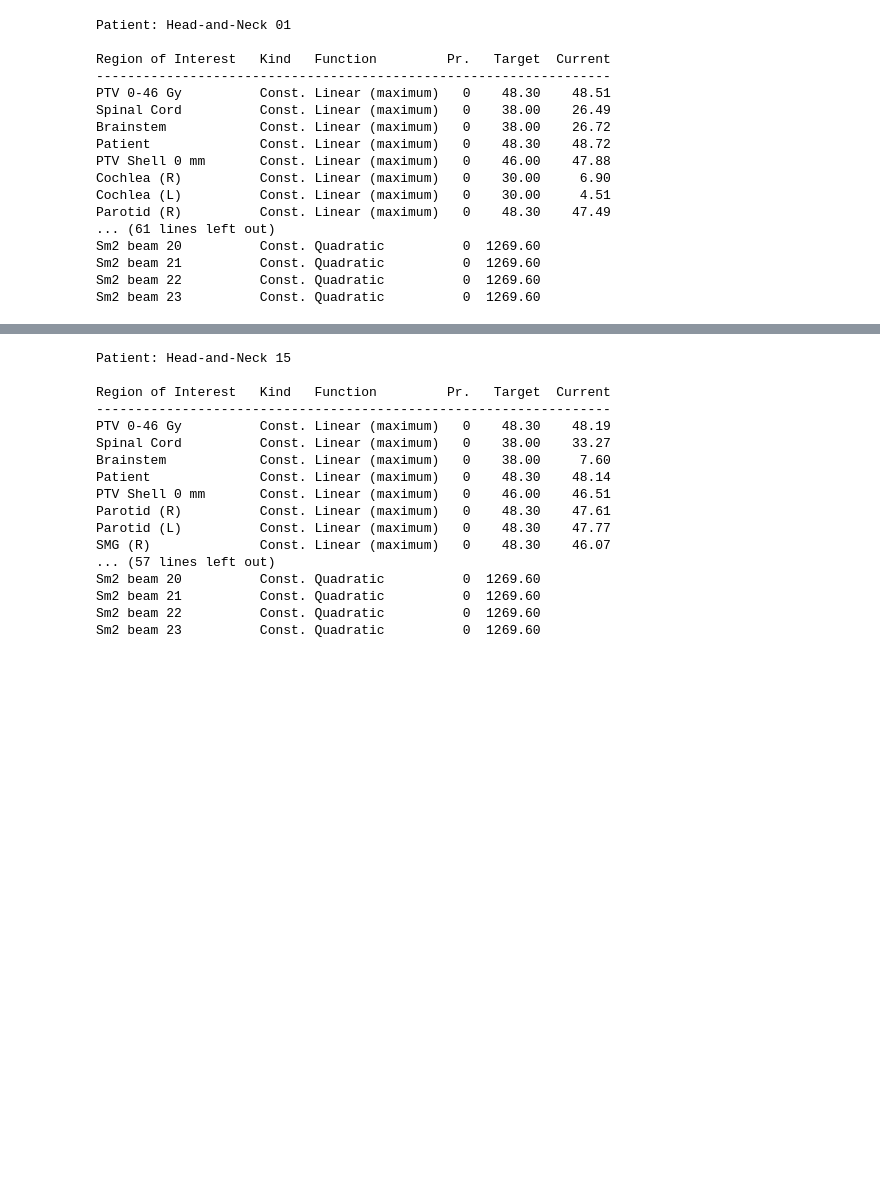
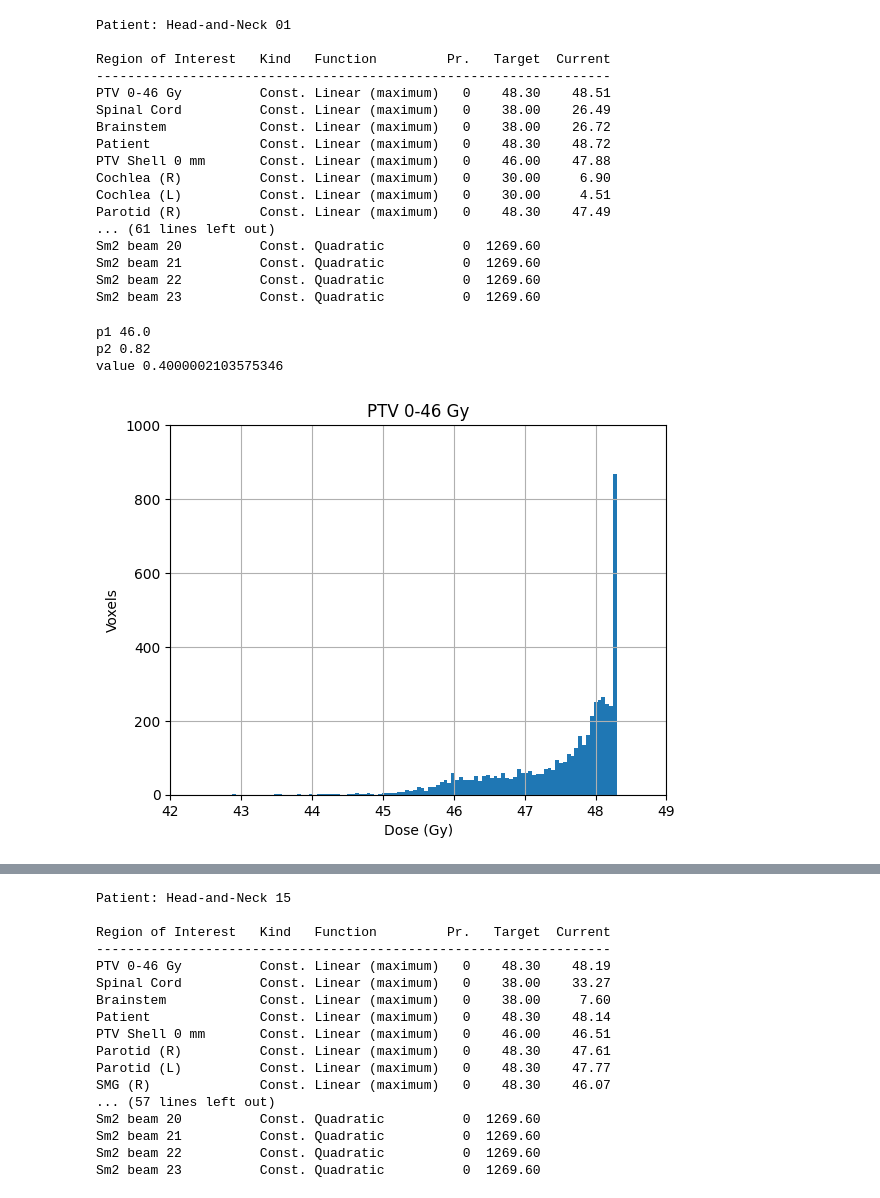
Before and after one commit to juanjoual/RT25, a Jupyter notebook: TROTS/Analysis.ipynb, the cells around one changed output, grey strips where cells are left out. Cells and saved outputs as stored; diff of their text form; code cells hidden in the pictures; blank space fills up the shorter version.

Commit message:
Added fluence plots and more analysis graphs.

```diff
--- a/TROTS/Analysis.ipynb
+++ b/TROTS/Analysis.ipynb
@@ -102,8 +102,8 @@ def dose_table():
     for name, roi in rois.items():
         print('{:20s} {:9.2f} {:9.2f} {:9.2f}'.format(name, roi.min, roi.mean, roi.max))
 
-fluence = f['solutionX'][:].ravel()
-compute_dose(fluence)
+solutionX = f['solutionX'][:].ravel()
+compute_dose(solutionX)
 dose_table()
 # %% [output]
 Patient: Head-and-Neck 01
@@ -238,7 +265,7 @@ with open('../Code_POO/multicore/results_adam/Head_and_Neck_01/x_20241230_171036
     fluence = [float(x.split()[-1]) for x in file.readlines()]
 compute_dose(fluence)
 # %%
-load_problem()
+functions = load_problem()
 # %% [output]
 Patient: Head-and-Neck 01
 
@@ -257,3 +284,31 @@ Sm2 beam 20          Const. Quadratic          0  1269.60
 Sm2 beam 21          Const. Quadratic          0  1269.60
 Sm2 beam 22          Const. Quadratic          0  1269.60
 Sm2 beam 23          Const. Quadratic          0  1269.60
+# %%
+import matplotlib.pyplot as plt
+
+compute_dose(solutionX)
+
+for function in functions:
+    if function.type == CostFunction.LTCP:
+        roi = rois[function.name]
+        p1 = function.parameters[0]
+        p2 = function.parameters[1]
+        value = np.sum(np.exp(-p2*(roi.dose - p1))/len(roi.dose))
+        print('p1', p1)
+        print('p2', p2)
+        print('value', value)
+
+        plt.hist(roi.dose, bins=100)
+        plt.title(roi.name)
+        plt.xlabel('Dose (Gy)')
+        plt.ylabel('Voxels')
+        plt.ylim(0, 1000)
+        plt.xticks(np.arange(int(roi.min), int(roi.max) + 2, 1))
+        plt.grid()
+        plt.show()
+# %% [output]
+p1 46.0
+p2 0.82
+value 0.4000002103575346
+[figure, added]
```
Also changed, not shown: parts of 3 cells of this notebook, 4 other files.
